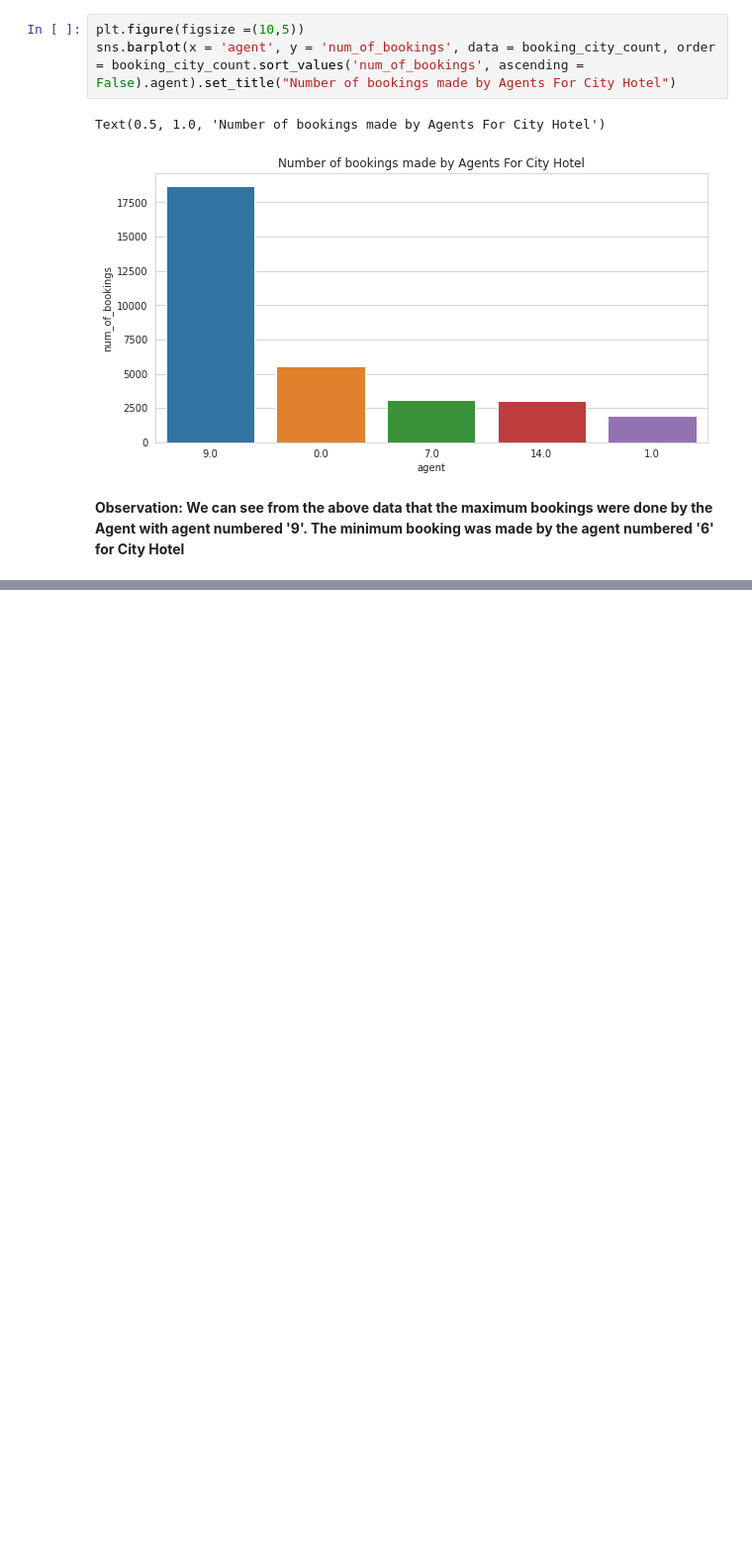
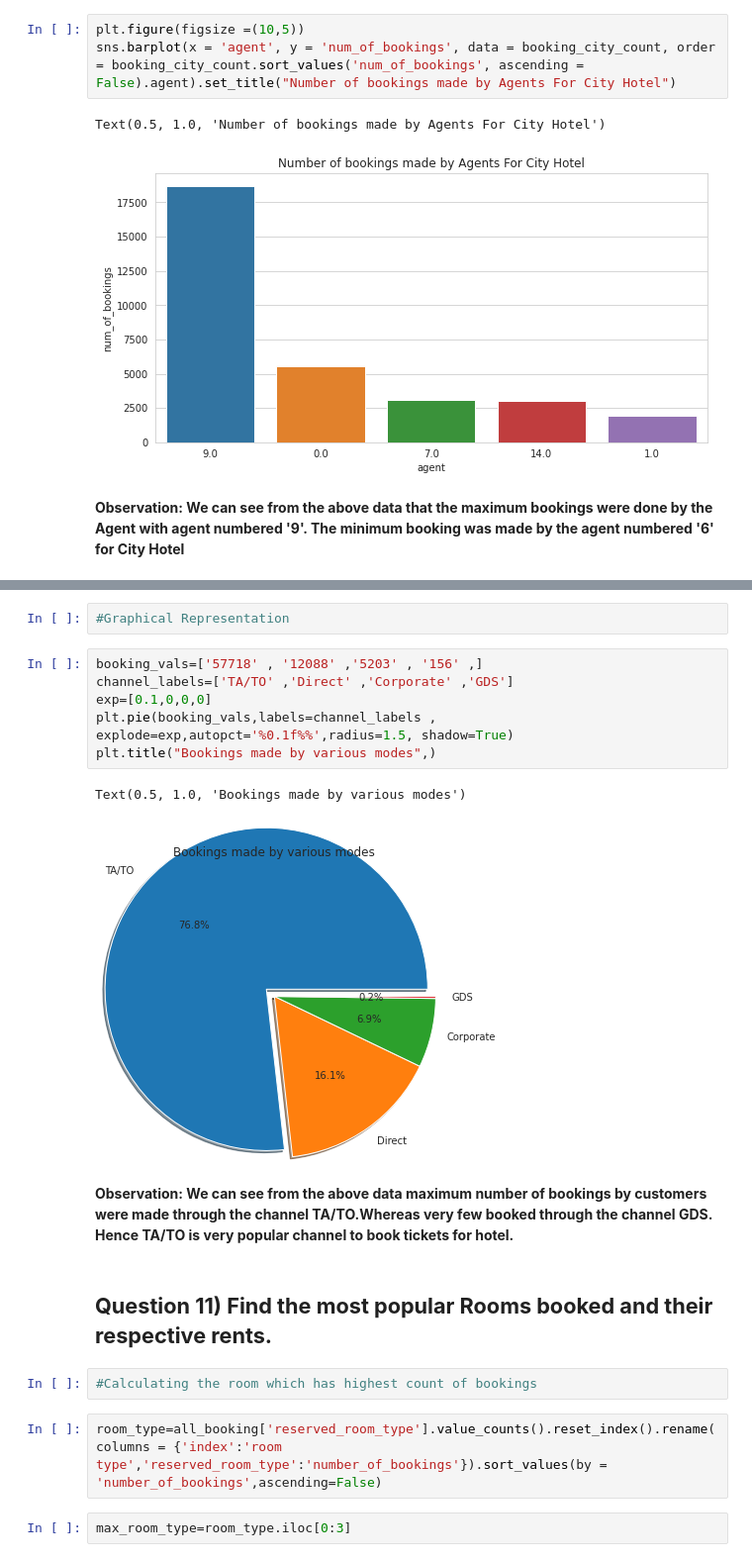
Before and after one commit to 1991Ab/Capstone-Project-1-Hotel-Booking-Analysis, a Jupyter notebook: Hotel_Booking_Analysis_Individual_notebook.ipynb, the cells around one changed output, grey strips where cells are left out. Shown at 99% size. Cells and saved outputs as stored; diff of their text form; blank space fills up the shorter version.

```diff
--- a/Hotel_Booking_Analysis_Individual_notebook.ipynb
+++ b/Hotel_Booking_Analysis_Individual_notebook.ipynb
@@ -680,0 +694,22 @@ Text(0.5, 1.0, 'Number of bookings made by Agents For City Hotel')
+# %%
+#Graphical Representation
+# %%
+booking_vals=['57718' , '12088' ,'5203' , '156' ,]
+channel_labels=['TA/TO' ,'Direct' ,'Corporate' ,'GDS']
+exp=[0.1,0,0,0]
+plt.pie(booking_vals,labels=channel_labels , explode=exp,autopct='%0.1f%%',radius=1.5, shadow=True)
+plt.title("Bookings made by various modes",)
+# %% [output]
+Text(0.5, 1.0, 'Bookings made by various modes')
+[figure, added]
+# %% [markdown]
+**Observation: We can see from the above data maximum number of bookings by customers were made through the channel TA/TO.Whereas very few booked through the channel GDS.**
+**Hence TA/TO is very popular channel to book tickets for hotel.**
+# %% [markdown]
+## **Question 11) Find the most popular Rooms booked and their  respective rents.**
+# %%
+#Calculating the room which has highest count of bookings
+# %%
+room_type=all_booking['reserved_room_type'].value_counts().reset_index().rename(columns = {'index':'room type','reserved_room_type':'number_of_bookings'}).sort_values(by = 'number_of_bookings',ascending=False)
+# %%
+max_room_type=room_type.iloc[0:3]
```
Also changed, not shown: parts of 7 cells of this notebook.
